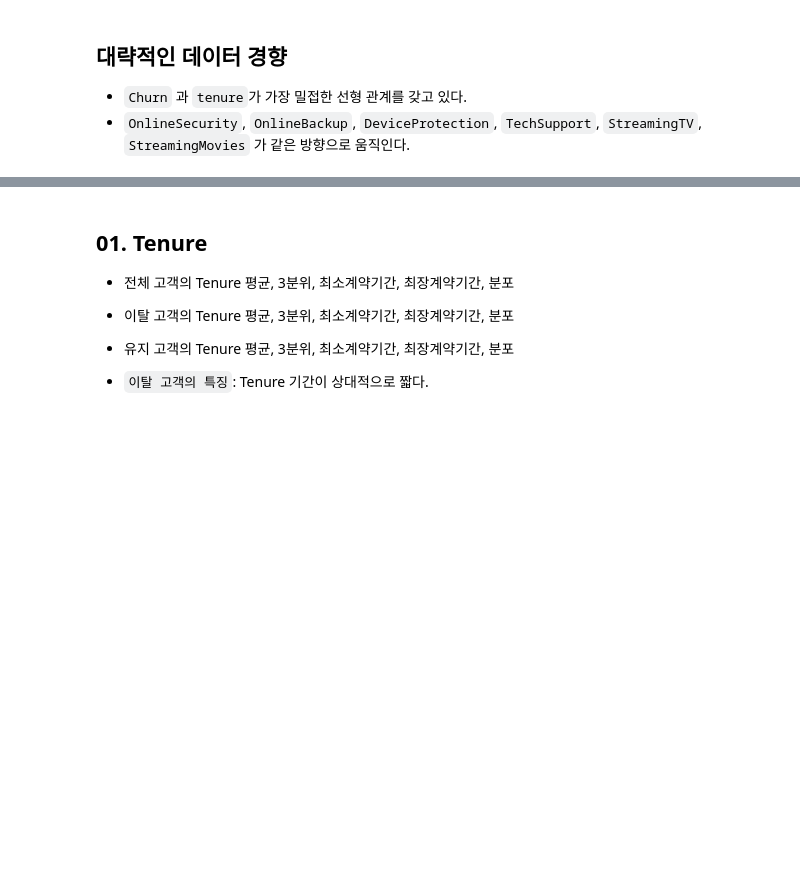
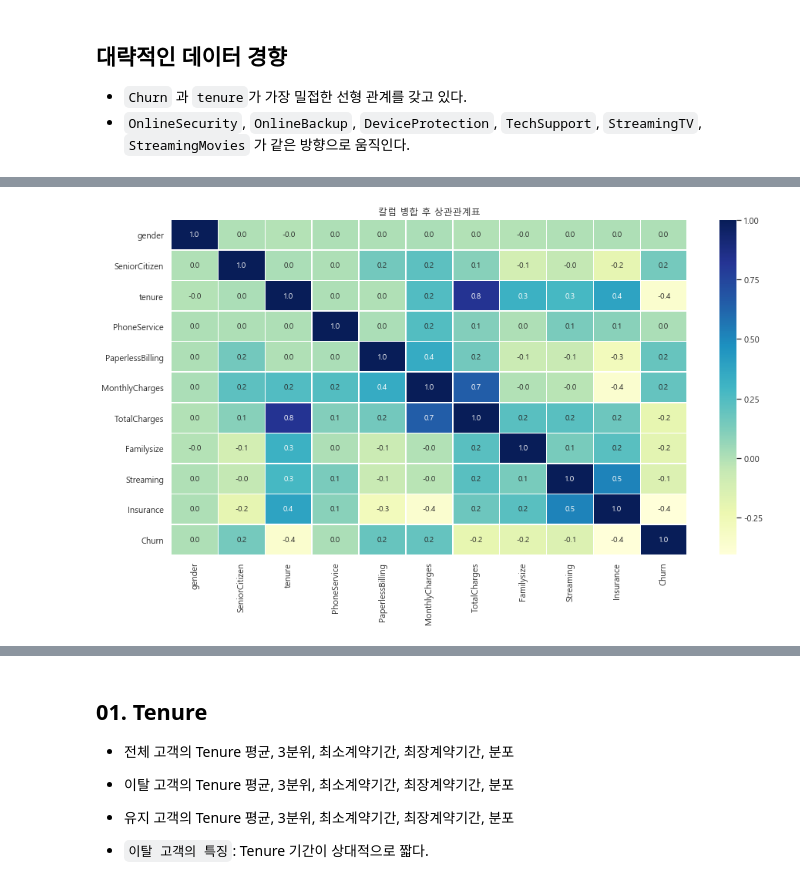
Before and after one commit to h33sun/Lets-EDA, a Jupyter notebook: Telecom _Churn_prediction.ipynb, the cells around one changed output, grey strips where cells are left out. Drawn from its saved outputs; the diff is of its cells as text; code cells hidden in the pictures; blank space fills up the shorter version.

```diff
--- a/Telecom _Churn_prediction.ipynb
+++ b/Telecom _Churn_prediction.ipynb
@@ -147,0 +163,26 @@ plt.show()
+# %%
+data['Insurance'] = data[['OnlineBackup', 'OnlineSecurity','DeviceProtection','TechSupport']].sum(axis = 1)
+data['Streaming'] = data[['StreamingMovies', 'StreamingTV']].sum(axis = 1)
+data['Familysize'] = data[['Partner', 'Dependents']].sum(axis = 1)+1
+
+
+insurance = ['OnlineBackup','OnlineSecurity','DeviceProtection','TechSupport']
+streaming = ['StreamingMovies','StreamingTV']
+family = ['Partner', 'Dependents' ]
+
+[data.drop(x,axis=1, inplace = True) for x in insurance]
+[data.drop(x,axis=1, inplace = True) for x in streaming]
+[data.drop(x,axis=1, inplace = True) for x in family]
+
+cols = list(data.columns)
+cols[-4:] = cols[-4:][::-1]
+
+data = data[cols]
+data.head()
+
+plt.figure(figsize = (15,8))
+plt.title('칼럼 병합 후 상관관계표')
+sns.heatmap(data.corr(), annot=True, linewidths=.5, cmap = 'YlGnBu',fmt= '.1f')
+plt.show()
+# %% [output]
+[figure, added]
```
Also changed, not shown: parts of 45 cells of this notebook.
